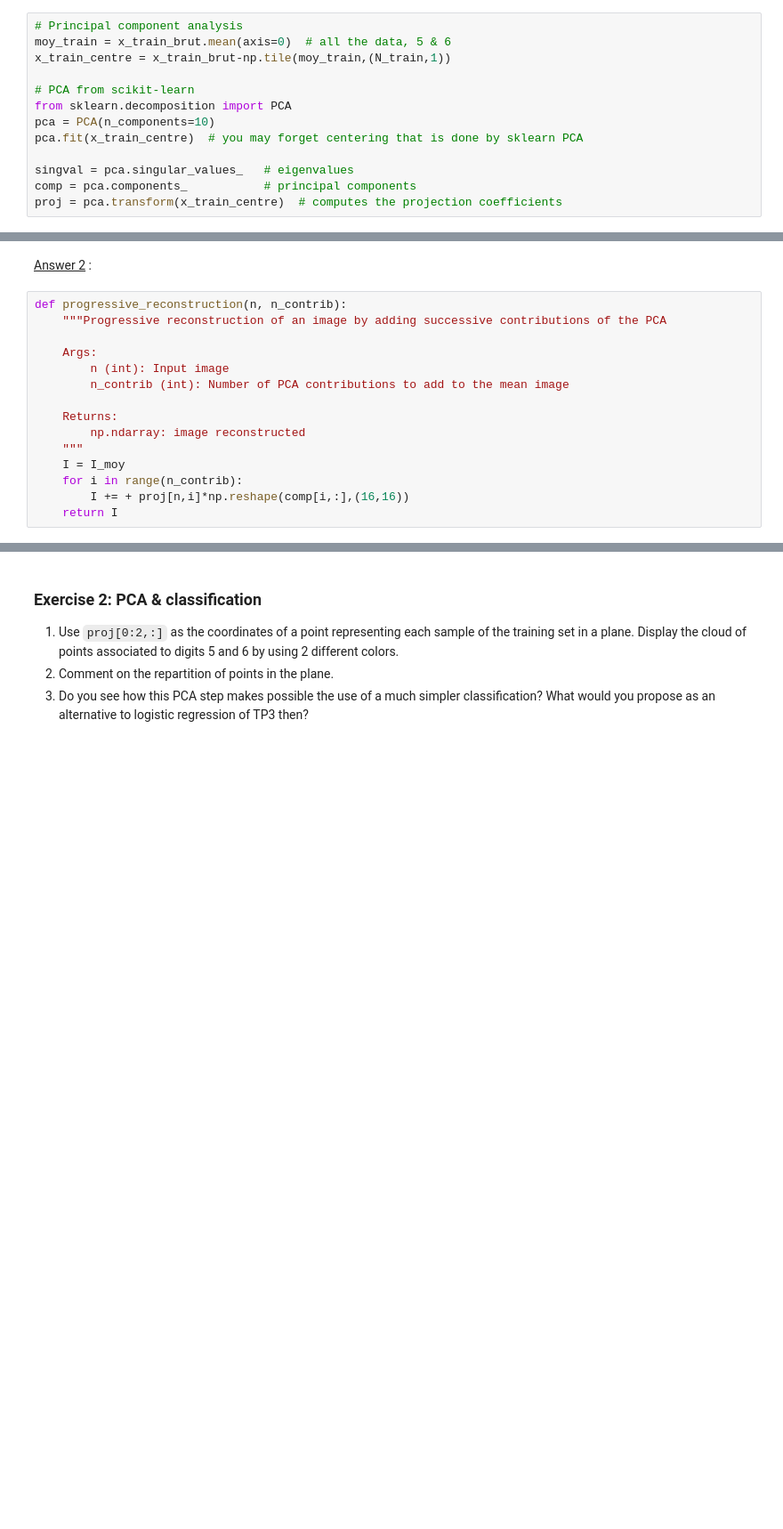
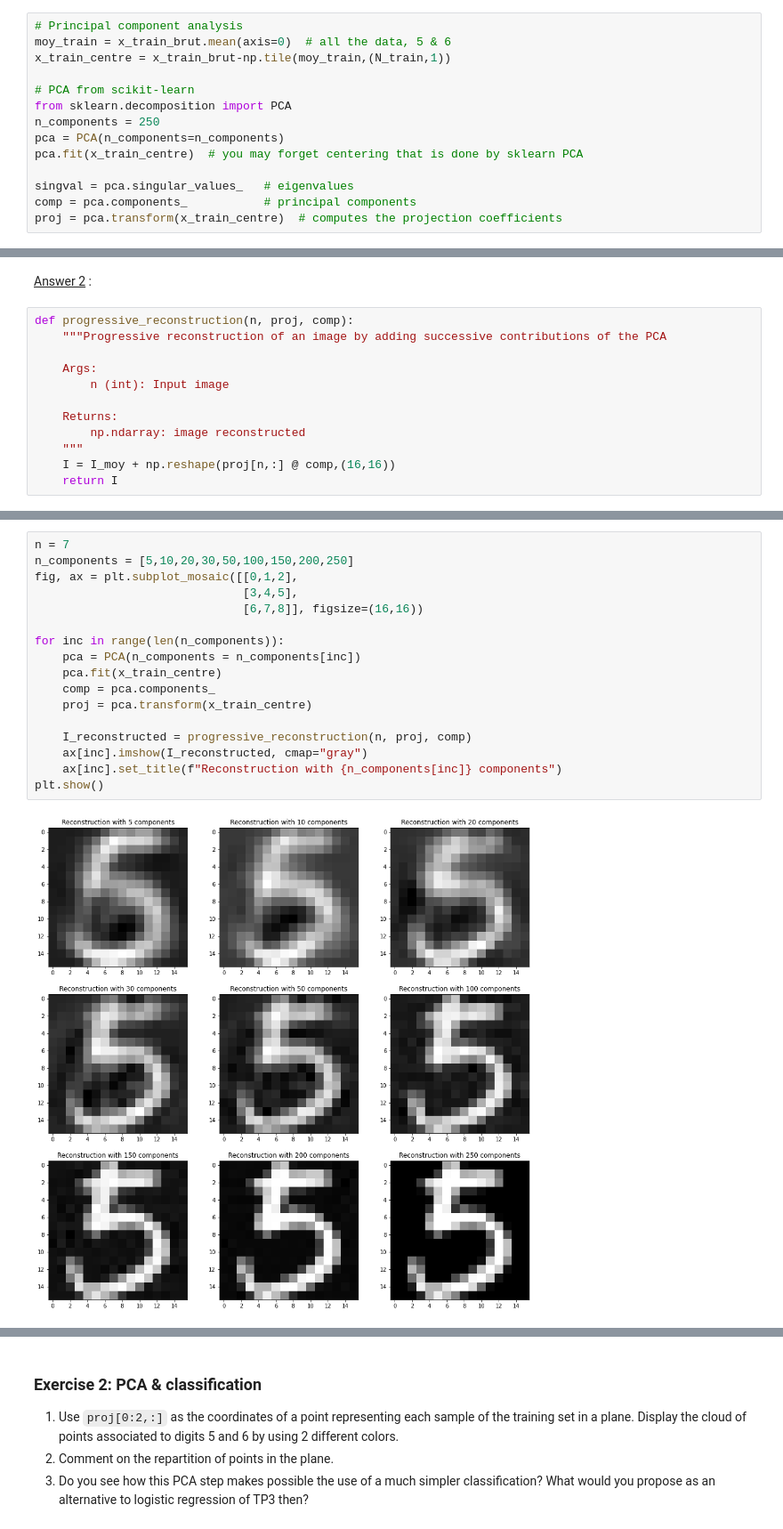
Before and after one commit to heez77/g3_decision, a Jupyter notebook: TP4_Gey_Jean/TP4_Gey_Jean.ipynb, the cells around one changed output, grey strips where cells are left out. Shown at 89% size. Drawn from its saved outputs; the diff is of its cells as text; blank space fills up the shorter version.

```diff
--- a/TP4_Gey_Jean/TP4_Gey_Jean.ipynb
+++ b/TP4_Gey_Jean/TP4_Gey_Jean.ipynb
@@ -65,7 +66,8 @@ x_train_centre = x_train_brut-np.tile(moy_train,(N_train,1))
 
 # PCA from scikit-learn
 from sklearn.decomposition import PCA
-pca = PCA(n_components=10)
+n_components = 250
+pca = PCA(n_components=n_components)
 pca.fit(x_train_centre)  # you may forget centering that is done by sklearn PCA
 
 singval = pca.singular_values_   # eigenvalues
@@ -129,17 +126,14 @@ reconstruction that you may consider as acceptable? nice? very nice?
 # %% [markdown]
 <u>Answer 2</u> :
 # %%
-def progressive_reconstruction(n, n_contrib):
+def progressive_reconstruction(n, proj, comp):
     """Progressive reconstruction of an image by adding successive contributions of the PCA
 
     Args:
         n (int): Input image
-        n_contrib (int): Number of PCA contributions to add to the mean image
 
     Returns:
         np.ndarray: image reconstructed
     """
-    I = I_moy
-    for i in range(n_contrib):
-        I += + proj[n,i]*np.reshape(comp[i,:],(16,16))
+    I = I_moy + np.reshape(proj[n,:] @ comp,(16,16))
     return I
@@ -159,0 +145,19 @@ plt.show()
+# %%
+n = 7
+n_components = [5,10,20,30,50,100,150,200,250]
+fig, ax = plt.subplot_mosaic([[0,1,2],
+                              [3,4,5],
+                              [6,7,8]], figsize=(16,16))
+
+for inc in range(len(n_components)):
+    pca = PCA(n_components = n_components[inc])
+    pca.fit(x_train_centre)
+    comp = pca.components_
+    proj = pca.transform(x_train_centre)
+
+    I_reconstructed = progressive_reconstruction(n, proj, comp)
+    ax[inc].imshow(I_reconstructed, cmap="gray")
+    ax[inc].set_title(f"Reconstruction with {n_components[inc]} components")
+plt.show()
+# %% [output]
+[figure, added]
```
Also changed, not shown: parts of 14 cells of this notebook.
